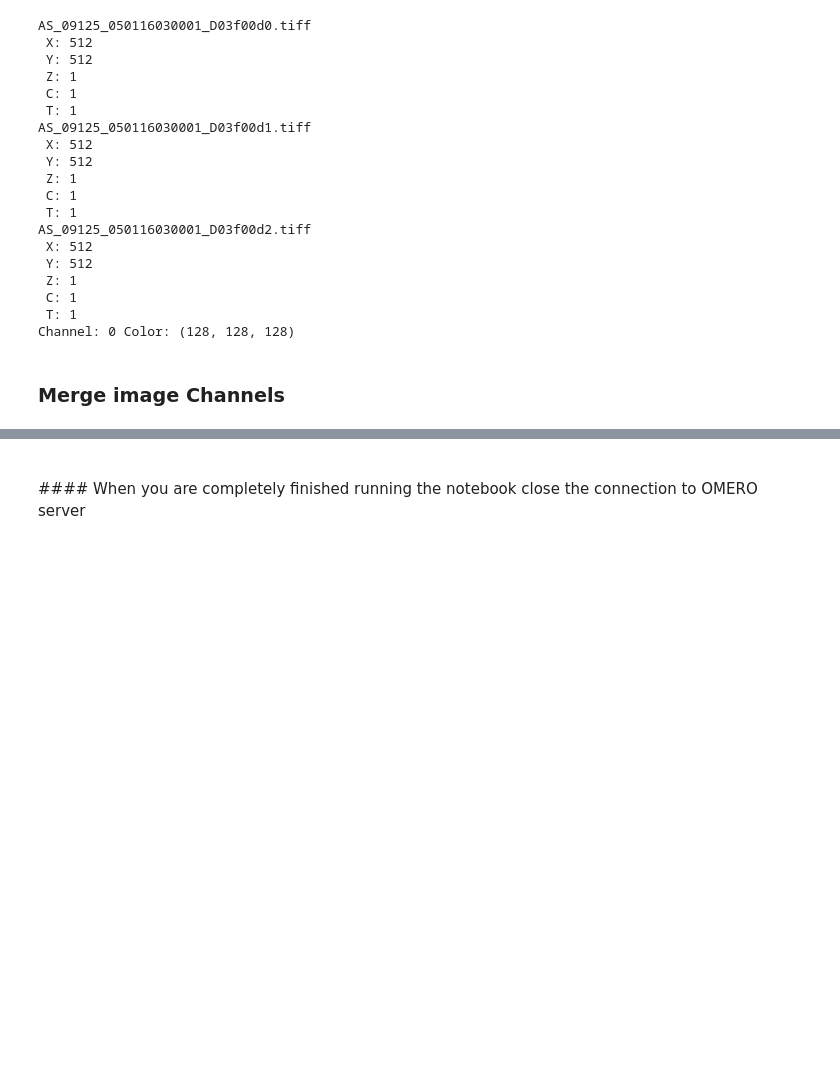
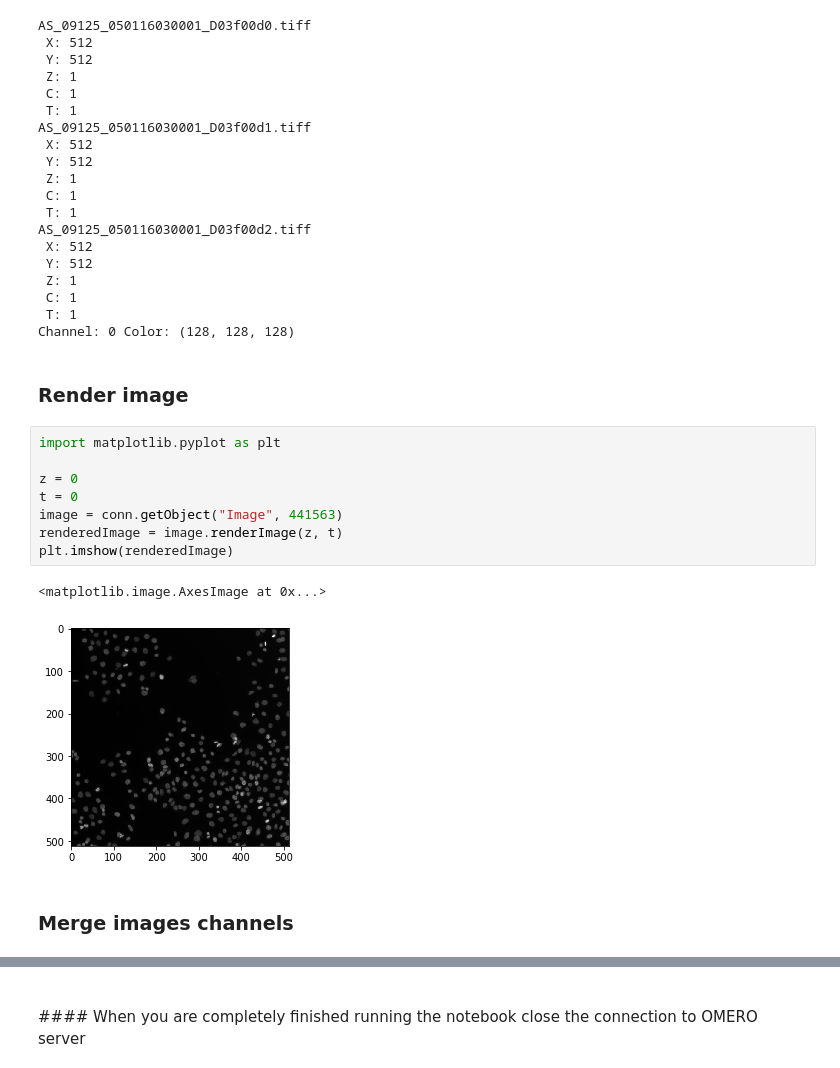
Before and after one commit to volker-baecker/jupyter-workshop-mifobio-2018, a Jupyter notebook: OMEROConnectionNotebook.ipynb, the cells around one changed output, grey strips where cells are left out. Drawn from its saved outputs; the diff is of its cells as text; blank space fills up the shorter version.

```diff
--- a/OMEROConnectionNotebook.ipynb
+++ b/OMEROConnectionNotebook.ipynb
@@ -96,5 +118,18 @@ AS_09125_050116030001_D03f00d2.tiff
  T: 1
 Channel: 0 Color: (128, 128, 128)
 # %% [markdown]
-### Merge image Channels
+### Render image
+# %%
+import matplotlib.pyplot as plt
+
+z = 0
+t = 0
+image = conn.getObject("Image", 441563)
+renderedImage = image.renderImage(z, t)
+plt.imshow(renderedImage)
+# %% [output]
+<matplotlib.image.AxesImage at 0x...>
+[figure, added]
+# %% [markdown]
+### Merge images channels
 # %%
```
Also changed, not shown: parts of 9 cells of this notebook.
